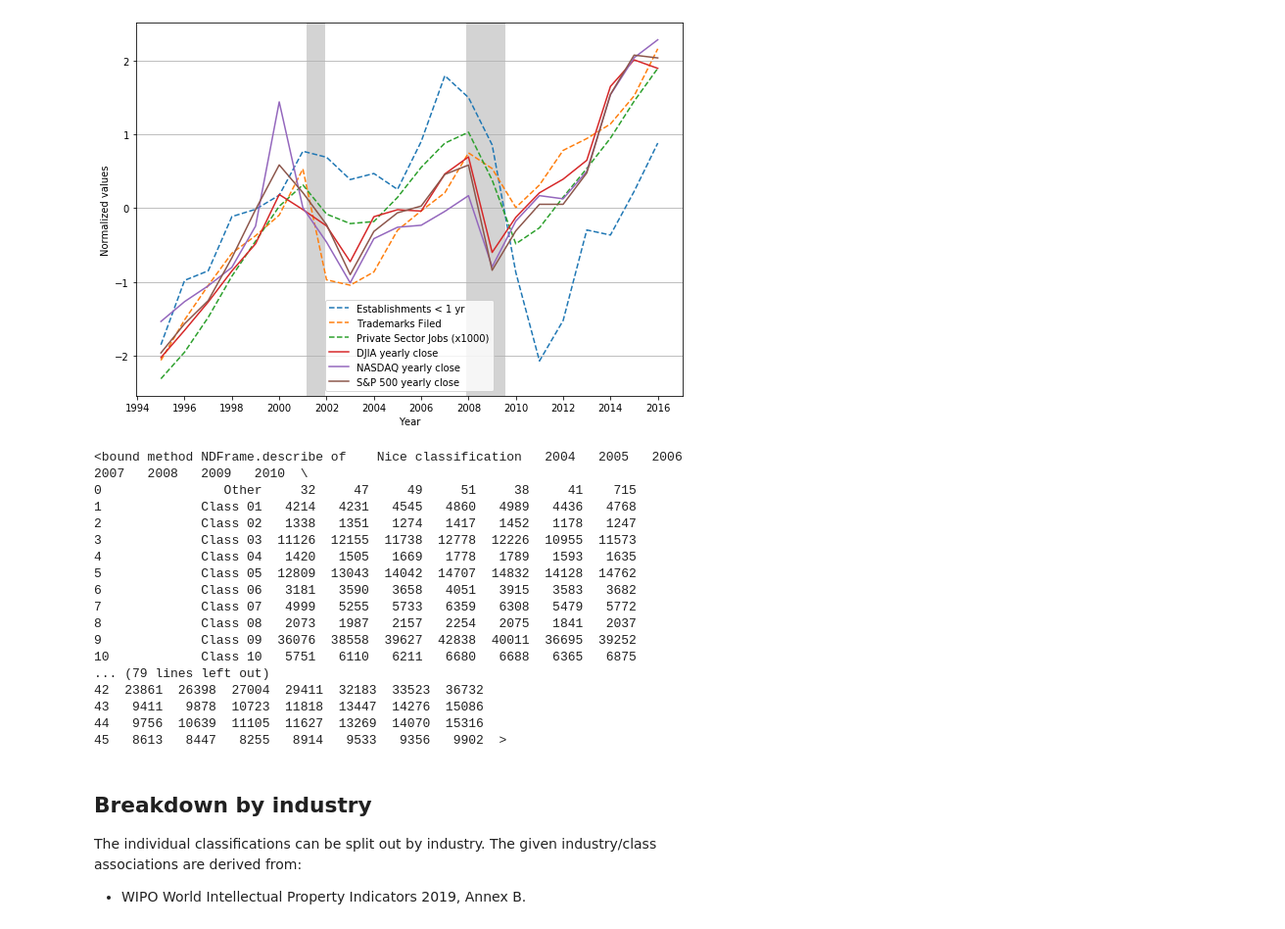
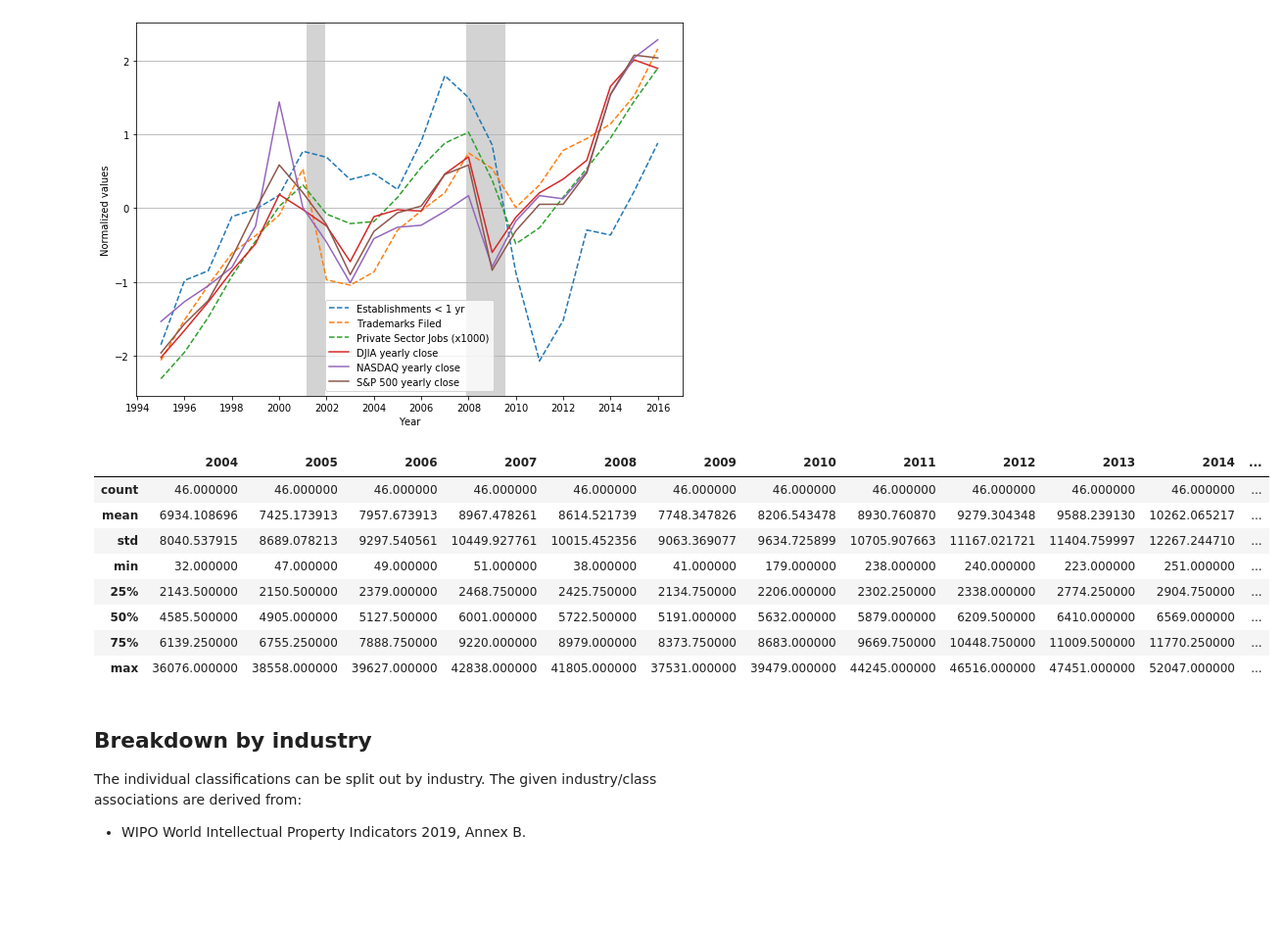
Before and after one commit to Jvinniec/trademarks_and_industry, a Jupyter notebook: notebooks/jobs_and_stocks.ipynb, the cells around one changed output. Shown: that part at 98% size. Cells and saved outputs as stored; diff of their text form; code cells hidden in the pictures; blank space fills up the shorter version.

```diff
--- a/notebooks/jobs_and_stocks.ipynb
+++ b/notebooks/jobs_and_stocks.ipynb
@@ -139,31 +129,23 @@ plt.savefig('../images/trademarks_and_markets.png')
 # %%
 # Import the filings by class
 col2keep = ['Nice classification']
 for yr in range(2004,2018):
     col2keep.append(str(yr))
 
 tm_classes = pd.read_csv('../data/trademark_applications_by_class.csv',
                          skiprows=6, usecols=col2keep)
-tm_classes.describe
+tm_classes.describe()
 #tm_classes['Nice classification']
 # %% [output]
-<bound method NDFrame.describe of    Nice classification   2004   2005   2006   2007   2008   2009   2010  \
-0                Other     32     47     49     51     38     41    715
-1             Class 01   4214   4231   4545   4860   4989   4436   4768
-2             Class 02   1338   1351   1274   1417   1452   1178   1247
-3             Class 03  11126  12155  11738  12778  12226  10955  11573
-4             Class 04   1420   1505   1669   1778   1789   1593   1635
-5             Class 05  12809  13043  14042  14707  14832  14128  14762
-6             Class 06   3181   3590   3658   4051   3915   3583   3682
-7             Class 07   4999   5255   5733   6359   6308   5479   5772
-8             Class 08   2073   1987   2157   2254   2075   1841   2037
-9             Class 09  36076  38558  39627  42838  40011  36695  39252
-10            Class 10   5751   6110   6211   6680   6688   6365   6875
-... (79 lines left out)
-42  23861  26398  27004  29411  32183  33523  36732
-43   9411   9878  10723  11818  13447  14276  15086
-44   9756  10639  11105  11627  13269  14070  15316
-45   8613   8447   8255   8914   9533   9356   9902  >
+|  | 2004 | 2005 | 2006 | 2007 | 2008 | 2009 | 2010 | 2011 | 2012 | 2013 | 2014 | ... |
+| count | 46.000000 | 46.000000 | 46.000000 | 46.000000 | 46.000000 | 46.000000 | 46.000000 | 46.000000 | 46.000000 | 46.000000 | 46.000000 | ... |
+| mean | 6934.108696 | 7425.173913 | 7957.673913 | 8967.478261 | 8614.521739 | 7748.347826 | 8206.543478 | 8930.760870 | 9279.304348 | 9588.239130 | 10262.065217 | ... |
+| std | 8040.537915 | 8689.078213 | 9297.540561 | 10449.927761 | 10015.452356 | 9063.369077 | 9634.725899 | 10705.907663 | 11167.021721 | 11404.759997 | 12267.244710 | ... |
+| min | 32.000000 | 47.000000 | 49.000000 | 51.000000 | 38.000000 | 41.000000 | 179.000000 | 238.000000 | 240.000000 | 223.000000 | 251.000000 | ... |
+| 25% | 2143.500000 | 2150.500000 | 2379.000000 | 2468.750000 | 2425.750000 | 2134.750000 | 2206.000000 | 2302.250000 | 2338.000000 | 2774.250000 | 2904.750000 | ... |
+| 50% | 4585.500000 | 4905.000000 | 5127.500000 | 6001.000000 | 5722.500000 | 5191.000000 | 5632.000000 | 5879.000000 | 6209.500000 | 6410.000000 | 6569.000000 | ... |
+| 75% | 6139.250000 | 6755.250000 | 7888.750000 | 9220.000000 | 8979.000000 | 8373.750000 | 8683.000000 | 9669.750000 | 10448.750000 | 11009.500000 | 11770.250000 | ... |
+| max | 36076.000000 | 38558.000000 | 39627.000000 | 42838.000000 | 41805.000000 | 37531.000000 | 39479.000000 | 44245.000000 | 46516.000000 | 47451.000000 | 52047.000000 | ... |
 # %% [markdown]
 ## Breakdown by industry
 The individual classifications can be split out by industry. The given industry/class associations are derived from:
```
Also changed, not shown: parts of 5 cells of this notebook, 2 other files.
